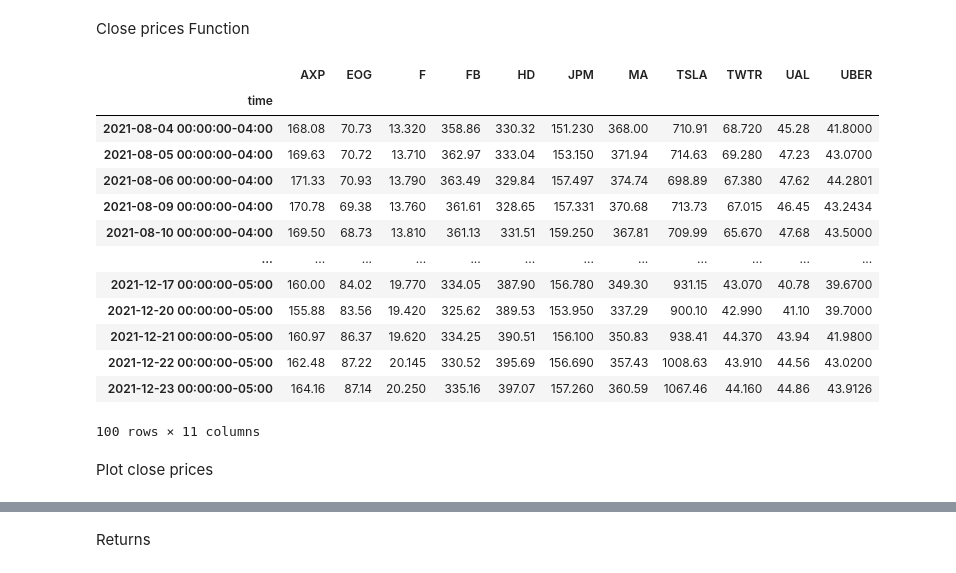
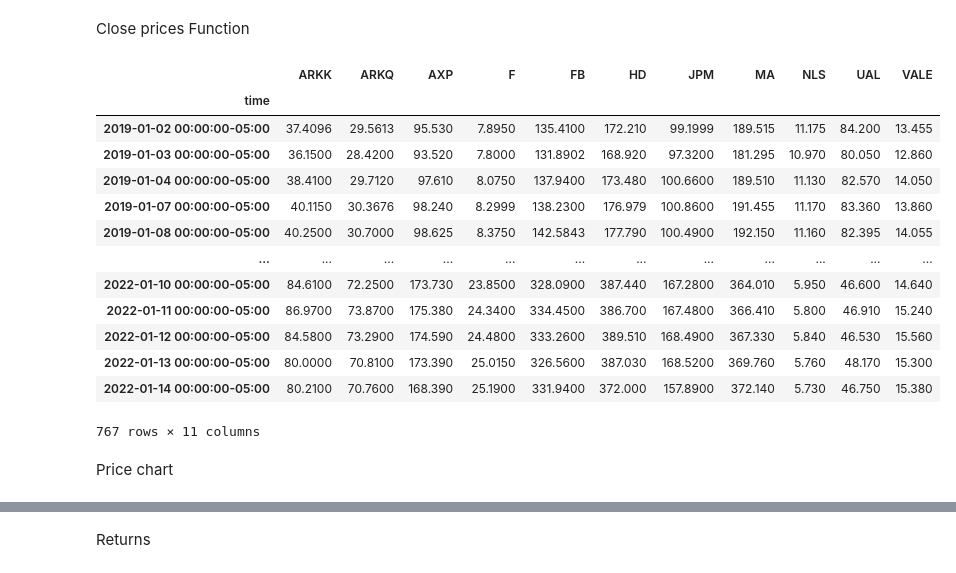
Before and after one commit to lindseyhardouin/Portfolio_practice, a Jupyter notebook: PORTFOLIO.ipynb, the cells around one changed output, grey strips where cells are left out. Saved outputs shown, nothing was run; the diff lists cells and outputs as text; code cells hidden in the pictures.

```diff
--- a/PORTFOLIO.ipynb
+++ b/PORTFOLIO.ipynb
@@ -16,21 +18,21 @@ Tickers
 # Set tickers
 
 tickers = [
-    #"ARKK",
-    #"ARKQ",
+    "ARKK",
+    "ARKQ",
     "AXP",
     "FB",
     "HD",
     "JPM",
     "MA",
-    #"NLS",
-    "TSLA",
+    "NLS",
+    #"TSLA",
     "UAL",
-    "UBER",
-    #"VALE",
+    #"UBER",
+    "VALE",
     "F",
-    "EOG",
-    "TWTR"
+    #"EOG",
+    #"TWTR"
 ]
 # %% [markdown]
 Connection
@@ -40,0 +64,7 @@ connection = REST()
+# %%
+timeframe = "1D"
+
+
+
+start_date = pd.Timestamp("2019-1-1", tz="America/New_York").isoformat()
+end_date = pd.Timestamp("2022-1-31", tz="America/New_York").isoformat()
@@ -40,0 +73,11 @@ connection = REST()
+# %%
+prices = connection.get_barset(
+    tickers,
+    timeframe,
+    start=start_date,
+    end=end_date,
+    limit=1000
+).df
+
+
+prices.head()
@@ -41,43 +94,40 @@ connection = REST()
 # %% [markdown]
 Close prices Function
 # %%
-
-
-timeframe = "1D"
-
 
 def get_close_prices(ticker):
     prices=connection.get_barset(
     ticker,
     timeframe,
-    start=2019-6-1,
-    end=2021-12-22
+    start=start_date,
+    end=end_date,
+    limit=1000
 ).df
 
     prices = prices.xs("close", level=1, axis="columns")
 
     return(pd.DataFrame(prices))
 
 close_prices = get_close_prices(tickers)
 
 close_prices
 # %% [output]
-|  | AXP | EOG | F | FB | HD | JPM | MA | TSLA | TWTR | UAL | UBER |
+|  | ARKK | ARKQ | AXP | F | FB | HD | JPM | MA | NLS | UAL | VALE |
 | time |  |  |  |  |  |  |  |  |  |  |  |
-| 2021-08-04 00:00:00-04:00 | 168.08 | 70.73 | 13.320 | 358.86 | 330.32 | 151.230 | 368.00 | 710.91 | 68.720 | 45.28 | 41.8000 |
-| 2021-08-05 00:00:00-04:00 | 169.63 | 70.72 | 13.710 | 362.97 | 333.04 | 153.150 | 371.94 | 714.63 | 69.280 | 47.23 | 43.0700 |
-| 2021-08-06 00:00:00-04:00 | 171.33 | 70.93 | 13.790 | 363.49 | 329.84 | 157.497 | 374.74 | 698.89 | 67.380 | 47.62 | 44.2801 |
-| 2021-08-09 00:00:00-04:00 | 170.78 | 69.38 | 13.760 | 361.61 | 328.65 | 157.331 | 370.68 | 713.73 | 67.015 | 46.45 | 43.2434 |
-| 2021-08-10 00:00:00-04:00 | 169.50 | 68.73 | 13.810 | 361.13 | 331.51 | 159.250 | 367.81 | 709.99 | 65.670 | 47.68 | 43.5000 |
+| 2019-01-02 00:00:00-05:00 | 37.4096 | 29.5613 | 95.530 | 7.8950 | 135.4100 | 172.210 | 99.1999 | 189.515 | 11.175 | 84.200 | 13.455 |
+| 2019-01-03 00:00:00-05:00 | 36.1500 | 28.4200 | 93.520 | 7.8000 | 131.8902 | 168.920 | 97.3200 | 181.295 | 10.970 | 80.050 | 12.860 |
+| 2019-01-04 00:00:00-05:00 | 38.4100 | 29.7120 | 97.610 | 8.0750 | 137.9400 | 173.480 | 100.6600 | 189.510 | 11.130 | 82.570 | 14.050 |
+| 2019-01-07 00:00:00-05:00 | 40.1150 | 30.3676 | 98.240 | 8.2999 | 138.2300 | 176.979 | 100.8600 | 191.455 | 11.170 | 83.360 | 13.860 |
+| 2019-01-08 00:00:00-05:00 | 40.2500 | 30.7000 | 98.625 | 8.3750 | 142.5843 | 177.790 | 100.4900 | 192.150 | 11.160 | 82.395 | 14.055 |
 | ... | ... | ... | ... | ... | ... | ... | ... | ... | ... | ... | ... |
-| 2021-12-17 00:00:00-05:00 | 160.00 | 84.02 | 19.770 | 334.05 | 387.90 | 156.780 | 349.30 | 931.15 | 43.070 | 40.78 | 39.6700 |
-| 2021-12-20 00:00:00-05:00 | 155.88 | 83.56 | 19.420 | 325.62 | 389.53 | 153.950 | 337.29 | 900.10 | 42.990 | 41.10 | 39.7000 |
-| 2021-12-21 00:00:00-05:00 | 160.97 | 86.37 | 19.620 | 334.25 | 390.51 | 156.100 | 350.83 | 938.41 | 44.370 | 43.94 | 41.9800 |
-| 2021-12-22 00:00:00-05:00 | 162.48 | 87.22 | 20.145 | 330.52 | 395.69 | 156.690 | 357.43 | 1008.63 | 43.910 | 44.56 | 43.0200 |
-| 2021-12-23 00:00:00-05:00 | 164.16 | 87.14 | 20.250 | 335.16 | 397.07 | 157.260 | 360.59 | 1067.46 | 44.160 | 44.86 | 43.9126 |
+| 2022-01-10 00:00:00-05:00 | 84.6100 | 72.2500 | 173.730 | 23.8500 | 328.0900 | 387.440 | 167.2800 | 364.010 | 5.950 | 46.600 | 14.640 |
+| 2022-01-11 00:00:00-05:00 | 86.9700 | 73.8700 | 175.380 | 24.3400 | 334.4500 | 386.700 | 167.4800 | 366.410 | 5.800 | 46.910 | 15.240 |
+| 2022-01-12 00:00:00-05:00 | 84.5800 | 73.2900 | 174.590 | 24.4800 | 333.2600 | 389.510 | 168.4900 | 367.330 | 5.840 | 46.530 | 15.560 |
+| 2022-01-13 00:00:00-05:00 | 80.0000 | 70.8100 | 173.390 | 25.0150 | 326.5600 | 387.030 | 168.5200 | 369.760 | 5.760 | 48.170 | 15.300 |
+| 2022-01-14 00:00:00-05:00 | 80.2100 | 70.7600 | 168.390 | 25.1900 | 331.9400 | 372.000 | 157.8900 | 372.140 | 5.730 | 46.750 | 15.380 |
-100 rows × 11 columns
+767 rows × 11 columns
-# %% [markdown]
-Plot close prices
+# %% [markdown]
+Price chart
 # %%
 close_prices.plot(
     figsize=(15,8)
```
Also changed, not shown: parts of 11 cells of this notebook, 1 other file.
